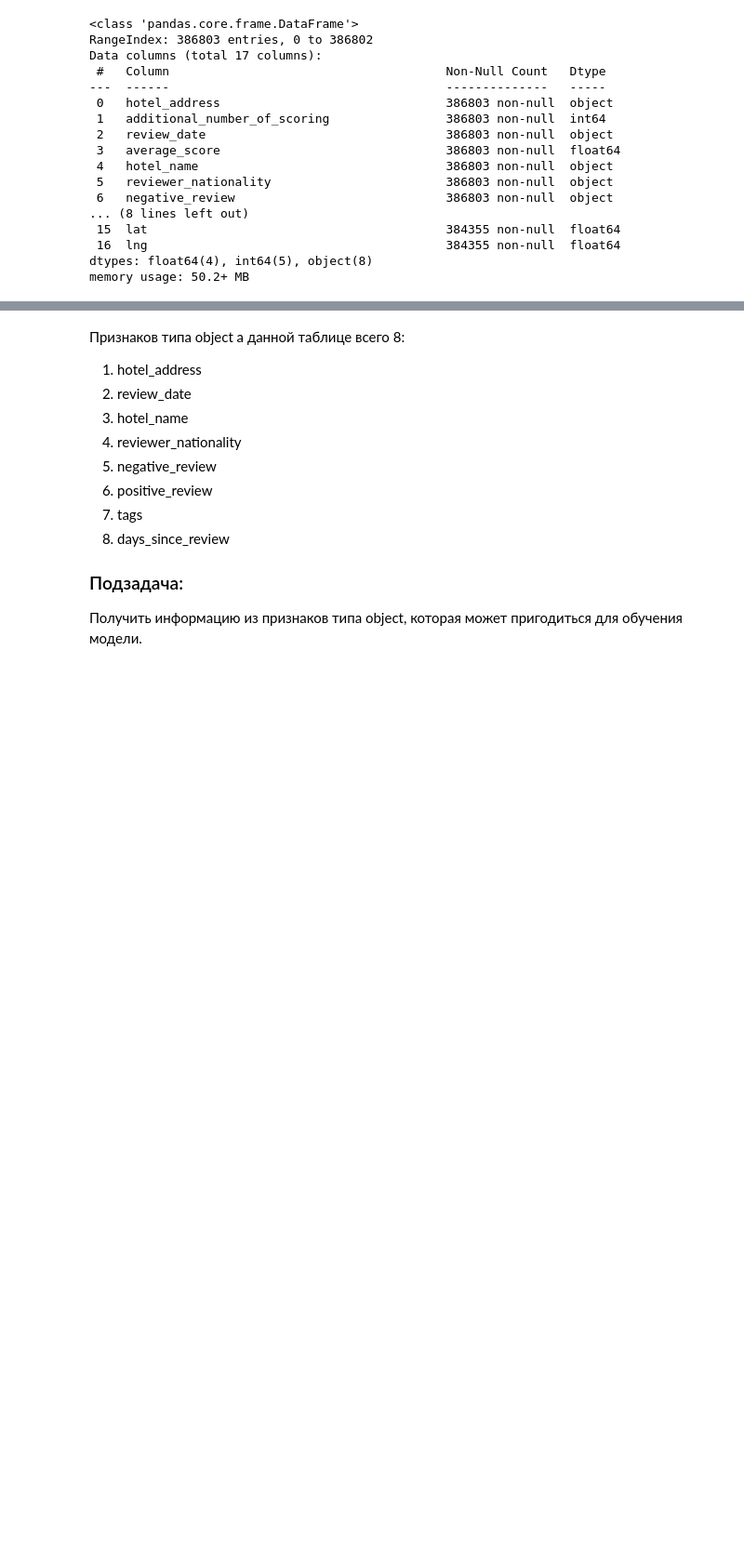
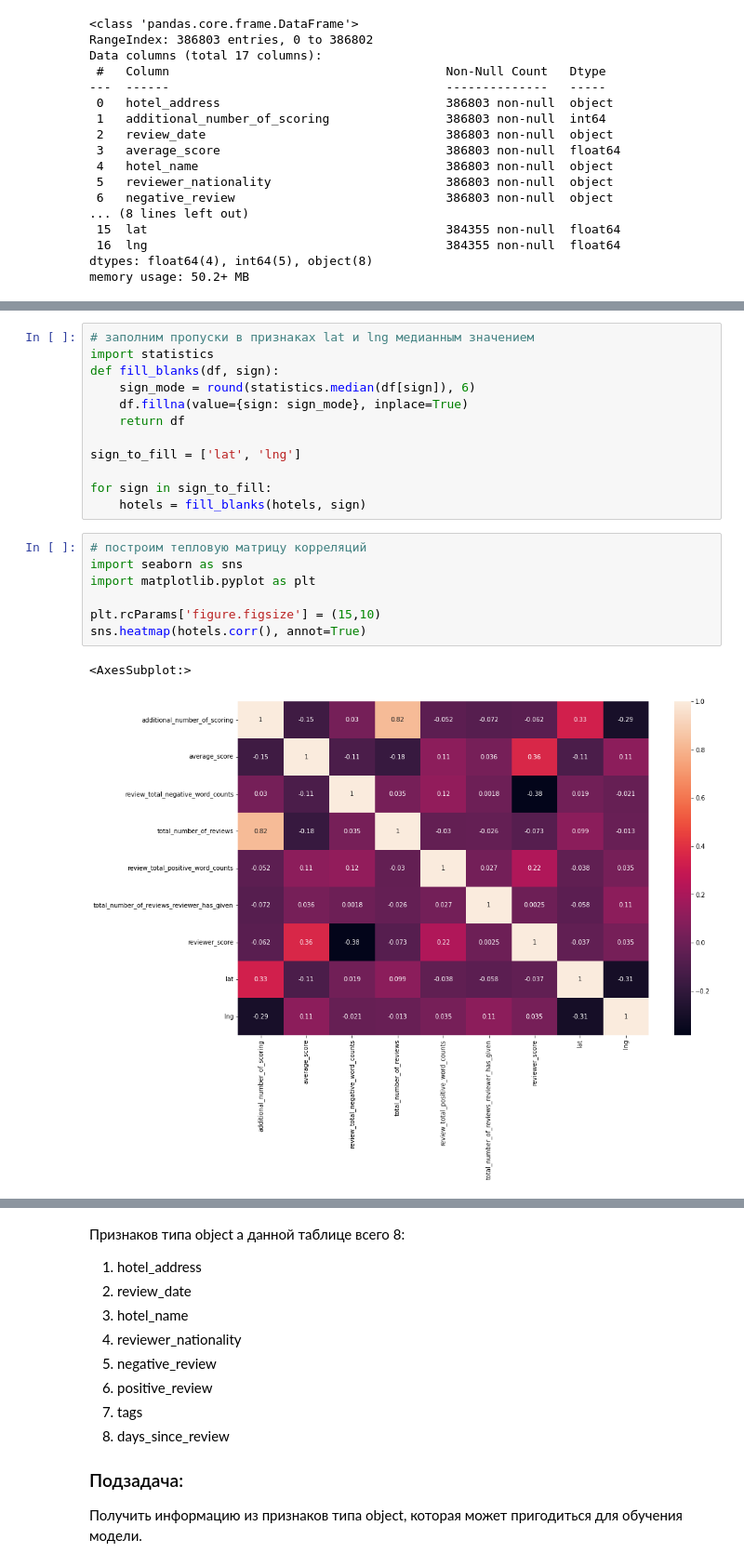
Before and after one commit to eli-ma/Hotels_rating, a Jupyter notebook: Hotels_rating.ipynb, the cells around one changed output, grey strips where cells are left out. Shown: that part at 93% size. Drawn from its saved outputs; the diff is of its cells as text; blank space fills up the shorter version.

```diff
--- a/Hotels_rating.ipynb
+++ b/Hotels_rating.ipynb
@@ -66,3 +66,25 @@ hotels.head(5)
 | 2 | 151 bis Rue de Rennes 6th arr 750... | 32 | 10/18/2016 | 8.9 | Legend Saint Germain by Elegancia | China | ... |
 | 3 | 216 Avenue Jean Jaures 19th arr 7... | 34 | 9/22/2015 | 7.5 | Mercure Paris 19 Philharmonie La ... | United Kingdom | ... |
 | 4 | Molenwerf 1 1014 AG Amsterdam Net... | 914 | 3/5/2016 | 8.5 | Golden Tulip Amsterdam West | Poland | ... |
+# %%
+# заполним пропуски в признаках lat и lng медианным значением
+import statistics
+def fill_blanks(df, sign):
+    sign_mode = round(statistics.median(df[sign]), 6)
+    df.fillna(value={sign: sign_mode}, inplace=True)
+    return df
+
+sign_to_fill = ['lat', 'lng']
+
+for sign in sign_to_fill:
+    hotels = fill_blanks(hotels, sign)
+# %%
+# построим тепловую матрицу корреляций
+import seaborn as sns
+import matplotlib.pyplot as plt
+
+plt.rcParams['figure.figsize'] = (15,10)
+sns.heatmap(hotels.corr(), annot=True)
+# %% [output]
+<AxesSubplot:>
+[figure, added]
```
Also changed, not shown: parts of 6 cells of this notebook.
